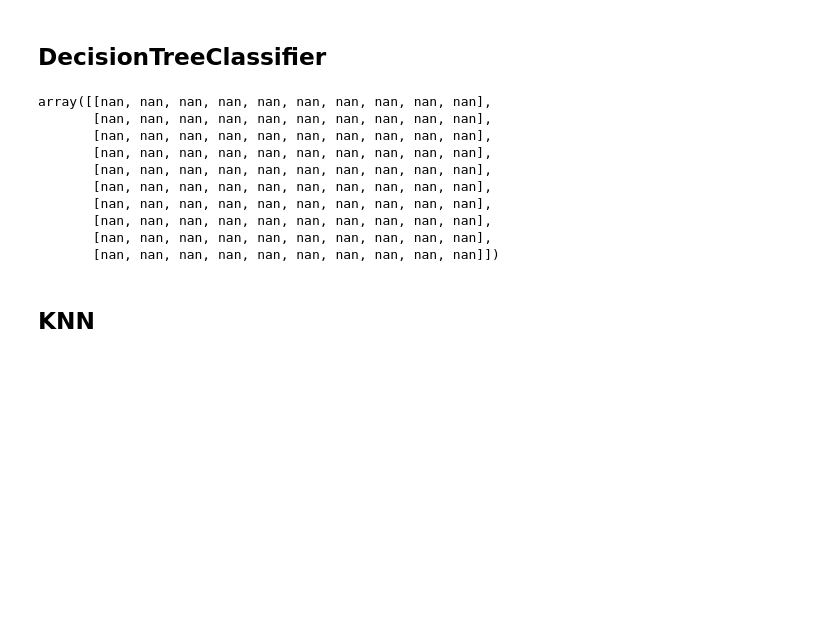
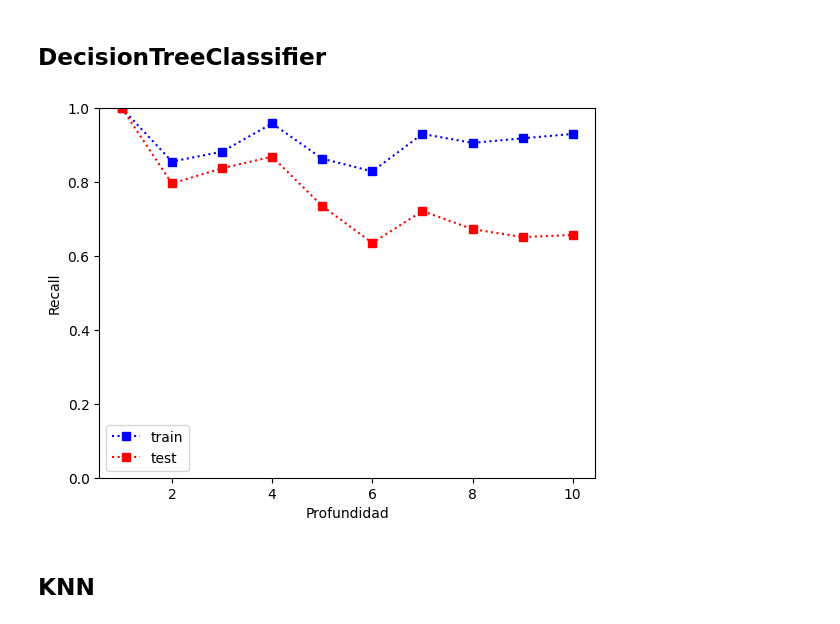
Before and after one commit to dui-luis-alberto-37/error_sesgo_varianza, a Jupyter notebook: T4_error_sesgo_variaza.ipynb, the cells around one changed output. Drawn from its saved outputs; the diff is of its cells as text; code cells hidden in the pictures; blank space fills up the shorter version.

```diff
--- a/T4_error_sesgo_variaza.ipynb
+++ b/T4_error_sesgo_variaza.ipynb
@@ -178,0 +204,8 @@ No hay valores faltantes
+# %%
+temporal_dic = {
+    'Male': 0,
+    'Female' : 1
+}
+
+
+df['Gender'] = [temporal_dic[c] for c in df['Gender']]
@@ -216,27 +251,22 @@ falsos negativos
 # %% [markdown]
 ## DecisionTreeClassifier
 # %%
-train_score, test_score = validation_curve(arbol, X, y, param_name = 'max_depth', param_range= range(1,11), cv = subconjuntos, scoring=metrica)
+train_score, test_score = validation_curve(arbol, X, y, param_name = 'max_depth', param_range= range(1,11),
+                                           cv = subconjuntos, scoring=metrica)#, error_score='raise')
 
-x, f_x = train_score.mean(), test_score.mean(axis = 1)
-train_score
-# plt.plot(range(1,21), x, 's:b', label = 'train')
-# plt.plot(range(1,21), f_x, 's:r', label = 'test')
-# plt.xlabel('Profundidad')
-# plt.ylabel(metrica.capitalize())
-# plt.legend()
-# plt.show()
+
+x, f_x = train_score.mean(axis = 1), test_score.mean(axis = 1)
+x.shape, f_x.shape
+# # train_score
+plt.plot(range(1,11), x, 's:b', label = 'train')
+plt.plot(range(1,11), f_x, 's:r', label = 'test')
+plt.xlabel('Profundidad')
+plt.ylabel(metrica.capitalize())
+plt.ylim(0,1)
+plt.legend()
+plt.show()
 # %% [output]
-array([[nan, nan, nan, nan, nan, nan, nan, nan, nan, nan],
-       [nan, nan, nan, nan, nan, nan, nan, nan, nan, nan],
-       [nan, nan, nan, nan, nan, nan, nan, nan, nan, nan],
-       [nan, nan, nan, nan, nan, nan, nan, nan, nan, nan],
-       [nan, nan, nan, nan, nan, nan, nan, nan, nan, nan],
-       [nan, nan, nan, nan, nan, nan, nan, nan, nan, nan],
-       [nan, nan, nan, nan, nan, nan, nan, nan, nan, nan],
-       [nan, nan, nan, nan, nan, nan, nan, nan, nan, nan],
-       [nan, nan, nan, nan, nan, nan, nan, nan, nan, nan],
-       [nan, nan, nan, nan, nan, nan, nan, nan, nan, nan]])
+[figure, added]
 # %% [markdown]
 ## KNN
 # %%
```
Also changed, not shown: parts of 7 cells of this notebook.
